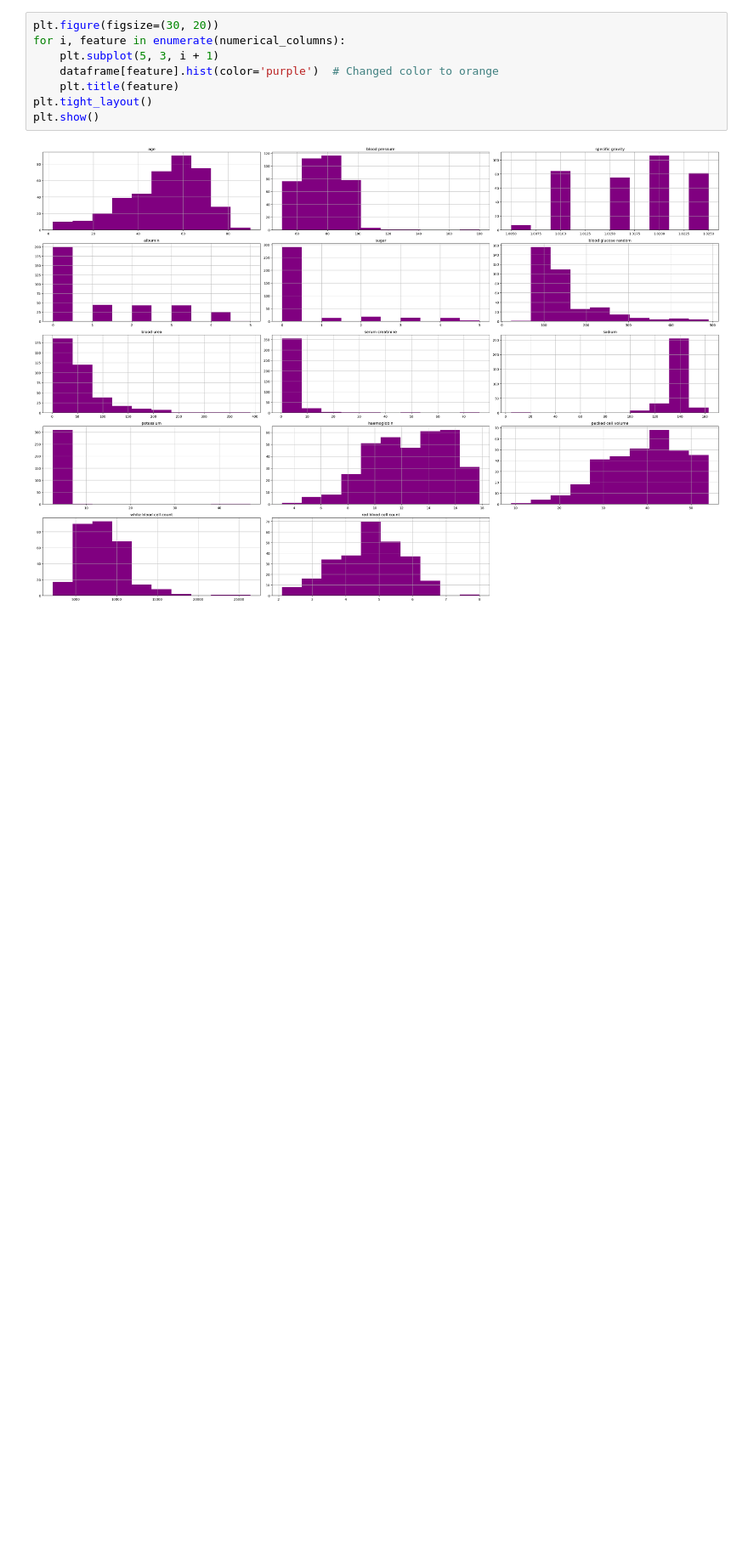
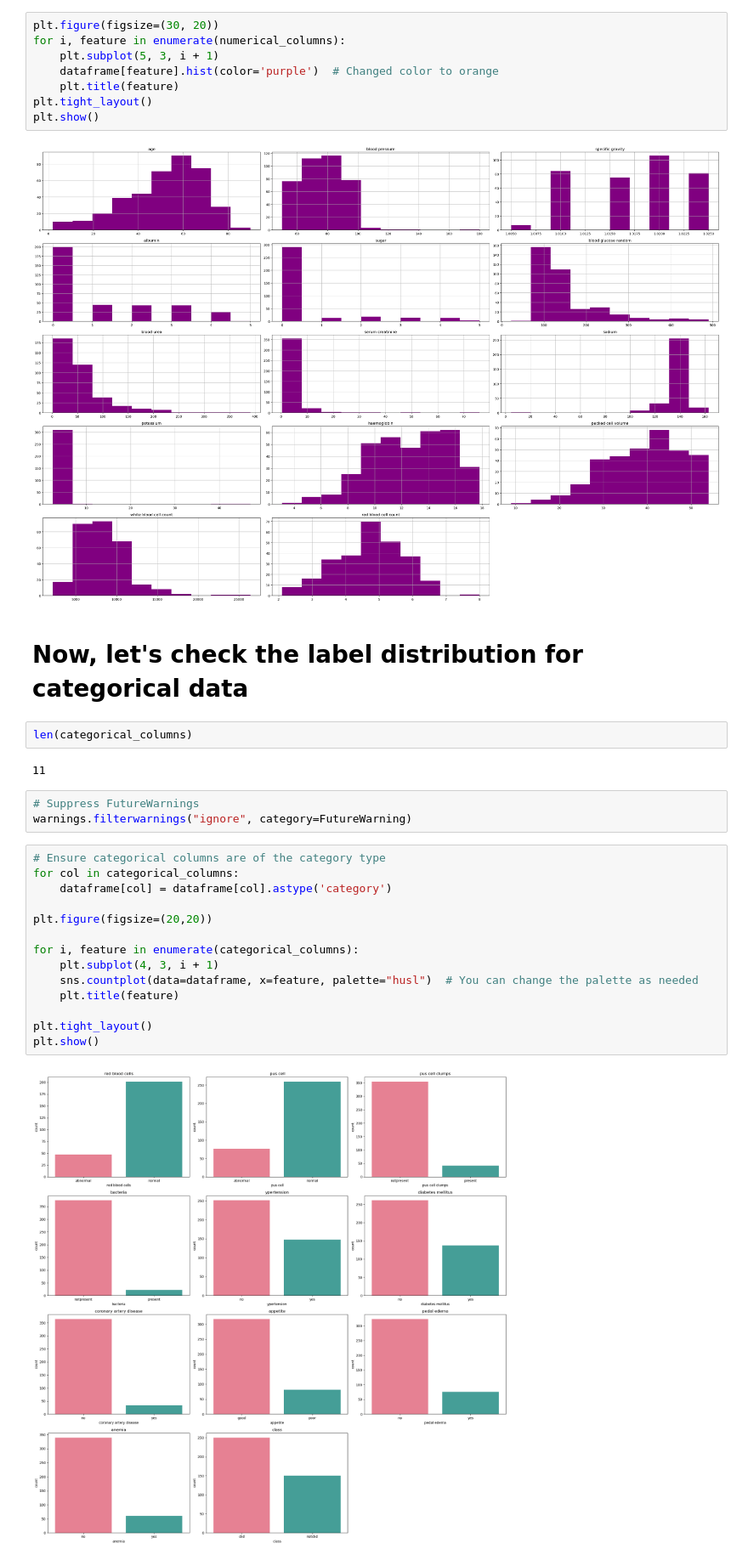
Before and after one commit to niveditha2000/Chronic_Kidney_Disease_Status_Prediction, a Jupyter notebook: chronic_kidney_disease_status_prediction.ipynb, the cells around one changed output. Shown at 85% size. Saved outputs shown, nothing was run; the diff lists cells and outputs as text; blank space fills up the shorter version.

Commit message:
checked the label distrubution of categorical data,checked correlations between features using correlation matrix

```diff
--- a/chronic_kidney_disease_status_prediction.ipynb
+++ b/chronic_kidney_disease_status_prediction.ipynb
@@ -221,3 +222,28 @@ plt.tight_layout()
 plt.show()
 # %% [output]
 [figure]
+# %% [markdown]
+# Now, let's check the label distribution for categorical data
+# %%
+len(categorical_columns)
+# %% [output]
+11
+# %%
+# Suppress FutureWarnings
+warnings.filterwarnings("ignore", category=FutureWarning)
+# %%
+# Ensure categorical columns are of the category type
+for col in categorical_columns:
+    dataframe[col] = dataframe[col].astype('category')
+
+plt.figure(figsize=(20,20))
+
+for i, feature in enumerate(categorical_columns):
+    plt.subplot(4, 3, i + 1)
+    sns.countplot(data=dataframe, x=feature, palette="husl")  # You can change the palette as needed
+    plt.title(feature)
+
+plt.tight_layout()
+plt.show()
+# %% [output]
+[figure, added]
```
Also changed, not shown: parts of 13 cells of this notebook.
